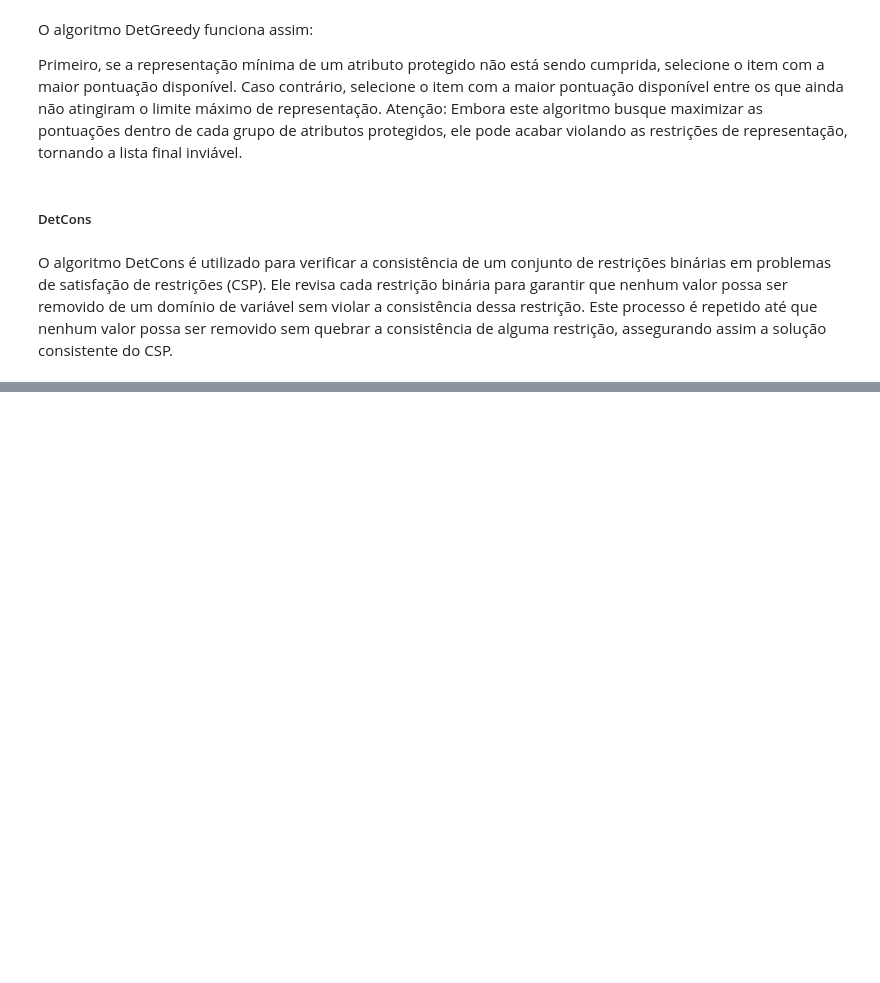
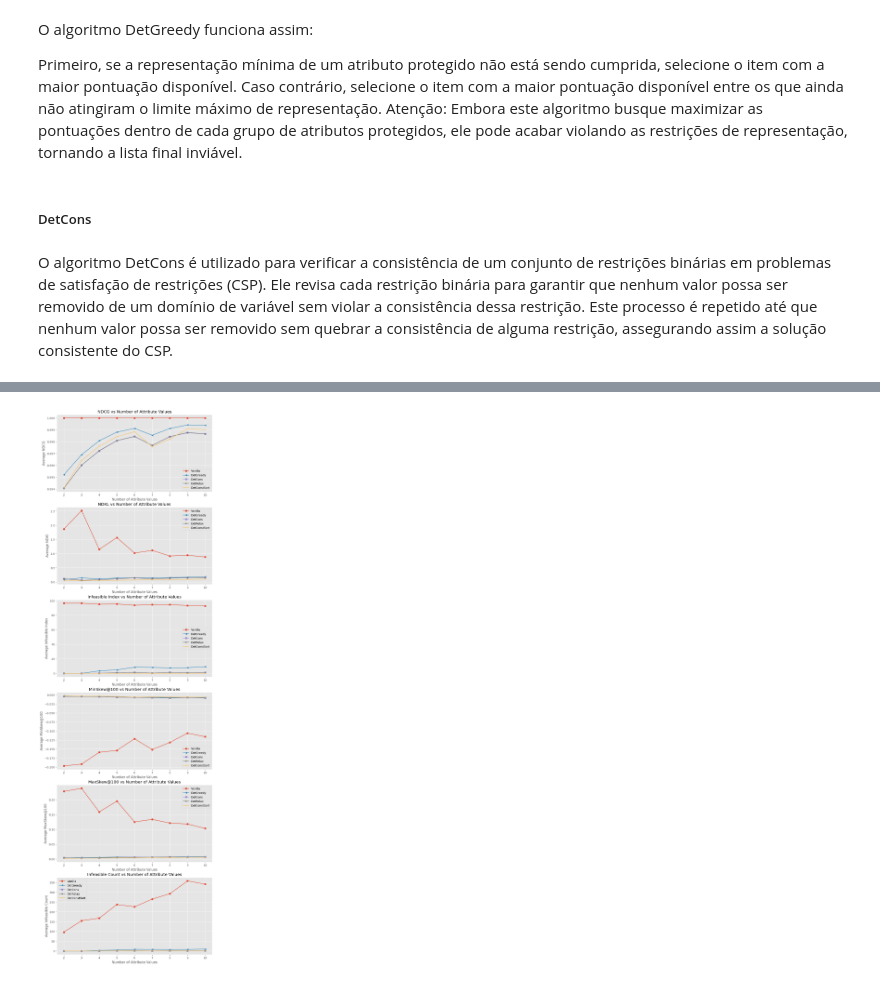
Before and after one commit to caiolbarreto/IF807-final-project, a Jupyter notebook: Fairness_Ranking_Final_Project.ipynb, the cells around one changed output, grey strips where cells are left out. Drawn from its saved outputs; the diff is of its cells as text; code cells hidden in the pictures; blank space fills up the shorter version.

Commit message:
chore: add more algorithms and plot charts

```diff
--- a/Fairness_Ranking_Final_Project.ipynb
+++ b/Fairness_Ranking_Final_Project.ipynb
@@ -75,8 +75,8 @@ A divergência Kullback-Leibler (KL) é uma medida não negativa no qual o valor
 Um viés de magnitude igual mas em direções opostas não pode ser distinguido por essa métrica, por isso ele não indica qual atributo está sendo tratado de forma injusta.
 # %%
 def kld_func(D1,D2):
-    a = np.asarray(D1, dtype=np.float)
-    b = np.asarray(D2, dtype=np.float)
+    a = np.asarray(D1, dtype=float)
+    b = np.asarray(D2, dtype=float)
 
     return np.sum(np.where(a != 0 , a * np.log((a +0.00001)/(b+0.00001)), 0))
 
@@ -226,0 +375,7 @@ def det_cons(data,p,kmax):
+# %%
+%%time
+
+
+demo = experiment(11,10,10,'uniform','DI')
+P = demo.setup()
+print(f'Vanilla Data prepared successfully!!')
@@ -226,0 +602,68 @@ def det_cons(data,p,kmax):
+# %%
+plt.style.use('ggplot')
+fig, (ax1, ax2, ax3, ax4, ax5, ax6) = plt.subplots(6, 1,figsize=(10,35))
+
+pd.Series(ndcg_plot["vanilla"],index=np.arange(2,11)).plot(label='Vanilla',style='-o',kind='line',ax=ax1)
+pd.Series(ndcg_plot["DetGreedy"],index=np.arange(2,11)).plot(label='DetGreedy',style='-<',kind='line',ax=ax1)
+pd.Series(ndcg_plot["DetCons"],index=np.arange(2,11)).plot(label='DetCons',style='-s',kind='line',ax=ax1)
+pd.Series(ndcg_plot["DetRelax"],index=np.arange(2,11)).plot(label='DetRelax',style='-*',kind='line',ax=ax1)
+pd.Series(ndcg_plot["DetConstSort"],index=np.arange(2,11)).plot(label='DetConstSort',style='-+',kind='line',ax=ax1)
+ax1.legend()
+ax1.set_xlabel("Number of Attribute Values",)
+ax1.set_ylabel("Average NDCG",)
+ax1.set_title("NDCG vs Number of Attribute Values",)
+
+pd.Series(ndkl_plot["vanilla"],index=np.arange(2,11)).plot(label='Vanilla',style='-o',kind='line',ax=ax2)
+pd.Series(ndkl_plot["DetGreedy"],index=np.arange(2,11)).plot(label='DetGreedy',style='-<',kind='line',ax=ax2)
+pd.Series(ndkl_plot["DetCons"],index=np.arange(2,11)).plot(label='DetCons',style='-s',kind='line',ax=ax2)
+pd.Series(ndkl_plot["DetRelax"],index=np.arange(2,11)).plot(label='DetRelax',style='-*',kind='line',ax=ax2)
+pd.Series(ndkl_plot["DetConstSort"],index=np.arange(2,11)).plot(label='DetConstSort',style='-+',kind='line',ax=ax2)
+ax2.legend()
+ax2.set_xlabel("Number of Attribute Values")
+ax2.set_ylabel("Average NDKl")
+ax2.set_title("NDKL vs Number of Attribute Values")
+
+pd.Series(Inf_ind_plot["vanilla"],index=np.arange(2,11)).plot(label='Vanilla',style='-o',kind='line',ax=ax3)
+pd.Series(Inf_ind_plot["DetGreedy"],index=np.arange(2,11)).plot(label='DetGreedy',style='-<',kind='line',ax=ax3)
+pd.Series(Inf_ind_plot["DetCons"],index=np.arange(2,11)).plot(label='DetCons',style='-s',kind='line',ax=ax3)
+pd.Series(Inf_ind_plot["DetRelax"],index=np.arange(2,11)).plot(label='DetRelax',style='-*',kind='line',ax=ax3)
+pd.Series(Inf_ind_plot["DetConstSort"],index=np.arange(2,11)).plot(label='DetConstSort',style='-+',kind='line',ax=ax3)
+ax3.legend()
+ax3.set_xlabel("Number of Attribute Values")
+ax3.set_ylabel("Average Infeasible Index")
+ax3.set_title("Infeasible Index vs Number of Attribute Values")
+
+
+pd.Series(Min_skew_plot["vanilla"],index=np.arange(2,11)).plot(label='Vanilla',style='-o',kind='line',ax=ax4)
+pd.Series(Min_skew_plot["DetGreedy"],index=np.arange(2,11)).plot(label='DetGreedy',style='-<',kind='line',ax=ax4)
+pd.Series(Min_skew_plot["DetCons"],index=np.arange(2,11)).plot(label='DetCons',style='-s',kind='line',ax=ax4)
+pd.Series(Min_skew_plot["DetRelax"],index=np.arange(2,11)).plot(label='DetRelax',style='-*',kind='line',ax=ax4)
+pd.Series(Min_skew_plot["DetConstSort"],index=np.arange(2,11)).plot(label='DetConstSort',style='-+',kind='line',ax=ax4)
+ax4.legend()
+ax4.set_xlabel("Number of Attribute Values")
+ax4.set_ylabel("Average MinSkew@100")
+ax4.set_title("MinSkew@100 vs Number of Attribute Values")
+
+pd.Series(Max_skew_plot["vanilla"],index=np.arange(2,11)).plot(label='Vanilla',style='-o',kind='line',ax=ax5)
+pd.Series(Max_skew_plot["DetGreedy"],index=np.arange(2,11)).plot(label='DetGreedy',style='-<',kind='line',ax=ax5)
+pd.Series(Max_skew_plot["DetCons"],index=np.arange(2,11)).plot(label='DetCons',style='-s',kind='line',ax=ax5)
+pd.Series(Max_skew_plot["DetRelax"],index=np.arange(2,11)).plot(label='DetRelax',style='-*',kind='line',ax=ax5)
+pd.Series(Max_skew_plot["DetConstSort"],index=np.arange(2,11)).plot(label='DetConstSort',style='-+',kind='line',ax=ax5)
+ax5.legend()
+ax5.set_xlabel("Number of Attribute Values")
+ax5.set_ylabel("Average MaxSkew@100")
+ax5.set_title("MaxSkew@100 vs Number of Attribute Values")
+
+pd.Series(Inf_count_plot["vanilla"],index=np.arange(2,11)).plot(label='Vanilla',style='-o',kind='line',ax=ax6)
+pd.Series(Inf_count_plot["DetGreedy"],index=np.arange(2,11)).plot(label='DetGreedy',style='-<',kind='line',ax=ax6)
+pd.Series(Inf_count_plot["DetCons"],index=np.arange(2,11)).plot(label='DetCons',style='-s',kind='line',ax=ax6)
+pd.Series(Inf_count_plot["DetRelax"],index=np.arange(2,11)).plot(label='DetRelax',style='-*',kind='line',ax=ax6)
+pd.Series(Inf_count_plot["DetConstSort"],index=np.arange(2,11)).plot(label='DetConstSort',style='-+',kind='line',ax=ax6)
+ax6.legend()
+ax6.set_xlabel("Number of Attribute Values")
+ax6.set_ylabel("Average Infeasible Count")
+ax6.set_title("Infeasible Count vs Number of Attribute Values")
+
+plt.show()
+# %% [output]
+[figure, added]
```
Also changed, not shown: parts of 11 cells of this notebook, 2 other files.
